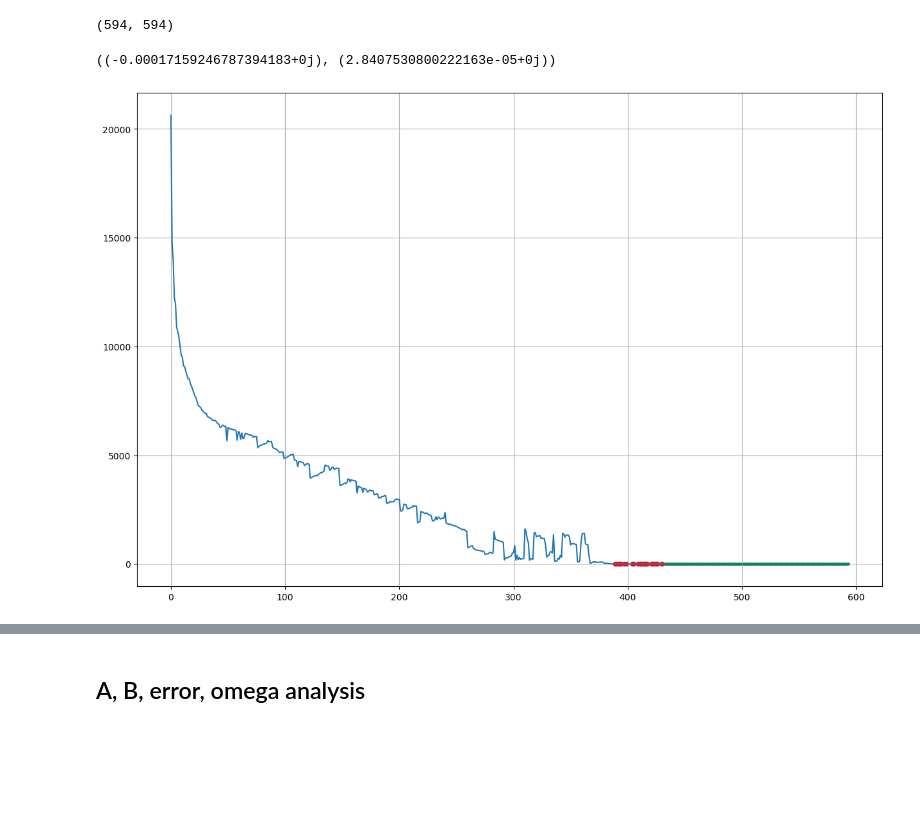
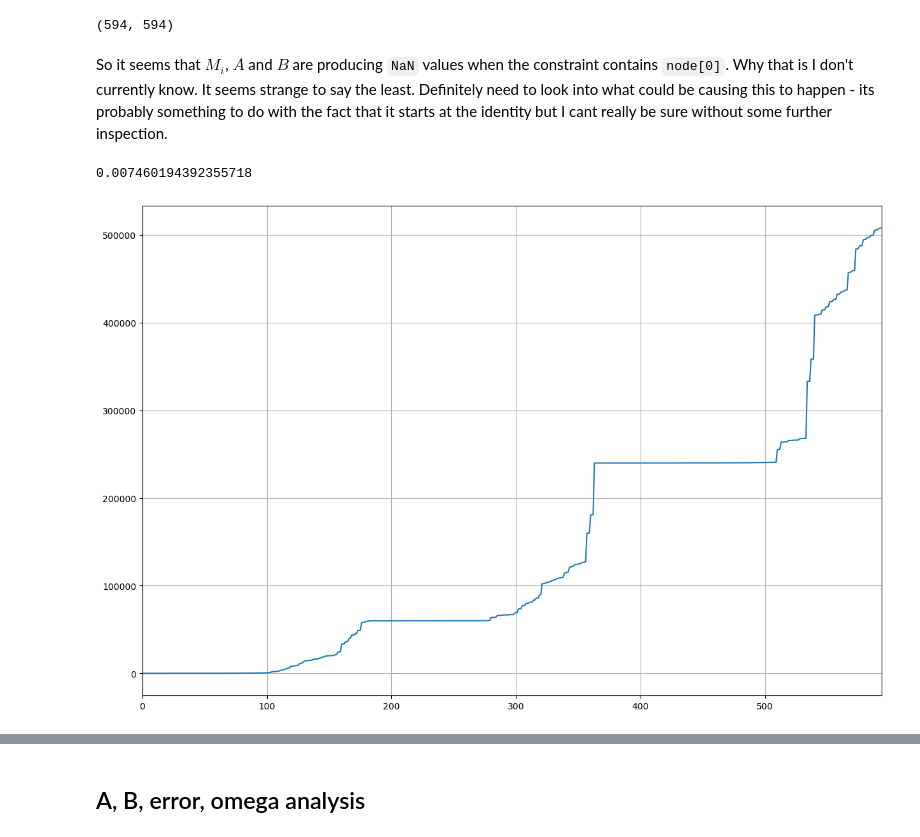
Before and after one commit to chris-polymetrix/ReconstructionAnalysis, a Jupyter notebook: debugging_rust_pgo.ipynb, the cells around one changed output, grey strips where cells are left out. Drawn from its saved outputs; the diff is of its cells as text; code cells hidden in the pictures; blank space fills up the shorter version.

```diff
--- a/debugging_rust_pgo.ipynb
+++ b/debugging_rust_pgo.ipynb
@@ -17,14 +18,17 @@ with open(path, "r") as inp:
 data.shape
 # %% [output]
 (594, 594)
+# %% [markdown]
+So it seems that $M_i$, $A$ and $B$ are producing `NaN` values when the constraint contains `node[0]`. Why that is I don't currently know. It seems strange to say the least. Definitely need to look into what could be causing this to happen - its probably something to do with the fact that it starts at the identity but I cant really be sure without some further inspection.
 # %%
-plt.plot(np.linalg.eigvals(data))
-plt.scatter(np.array([i for i, x in enumerate(np.linalg.eigvals(data)) if x < 0]), np.linalg.eigvals(data)[np.linalg.eigvals(data) < 0], c="r", s=20)
-plt.scatter(np.array([i for i, x in enumerate(np.linalg.eigvals(data)) if x == 0]), np.linalg.eigvals(data)[np.linalg.eigvals(data) == 0], c="g", s=5)
-# plt.ylim((-0.0005,0.0005))
+plt.plot(sorted(np.linalg.eigvals(data)))
+# plt.scatter(np.array([i for i, x in enumerate(np.linalg.eigvals(data)) if x < 0]), np.linalg.eigvals(data)[np.linalg.eigvals(data) < 0], c="r", s=20)
+# plt.scatter(np.array([i for i, x in enumerate(np.linalg.eigvals(data)) if x == 0]), np.linalg.eigvals(data)[np.linalg.eigvals(data) == 0], c="g", s=5)
+# plt.ylim((-5E-9,5E-9))
+plt.xlim((0, data.shape[0]))
 plt.grid(True, "both")
-np.min(np.linalg.eigvals(data)), np.min(np.linalg.eigvals(data + np.eye(data.shape[0])*0.0002))
+np.min(np.linalg.eigvals(data))
 # %% [output]
-((-0.00017159246787394183+0j), (2.8407530800222163e-05+0j))
+0.007460194392355718
-[figure, old version]
+[figure, new version]
 # %%
```
Also changed, not shown: parts of 18 cells of this notebook, 1 other file.
